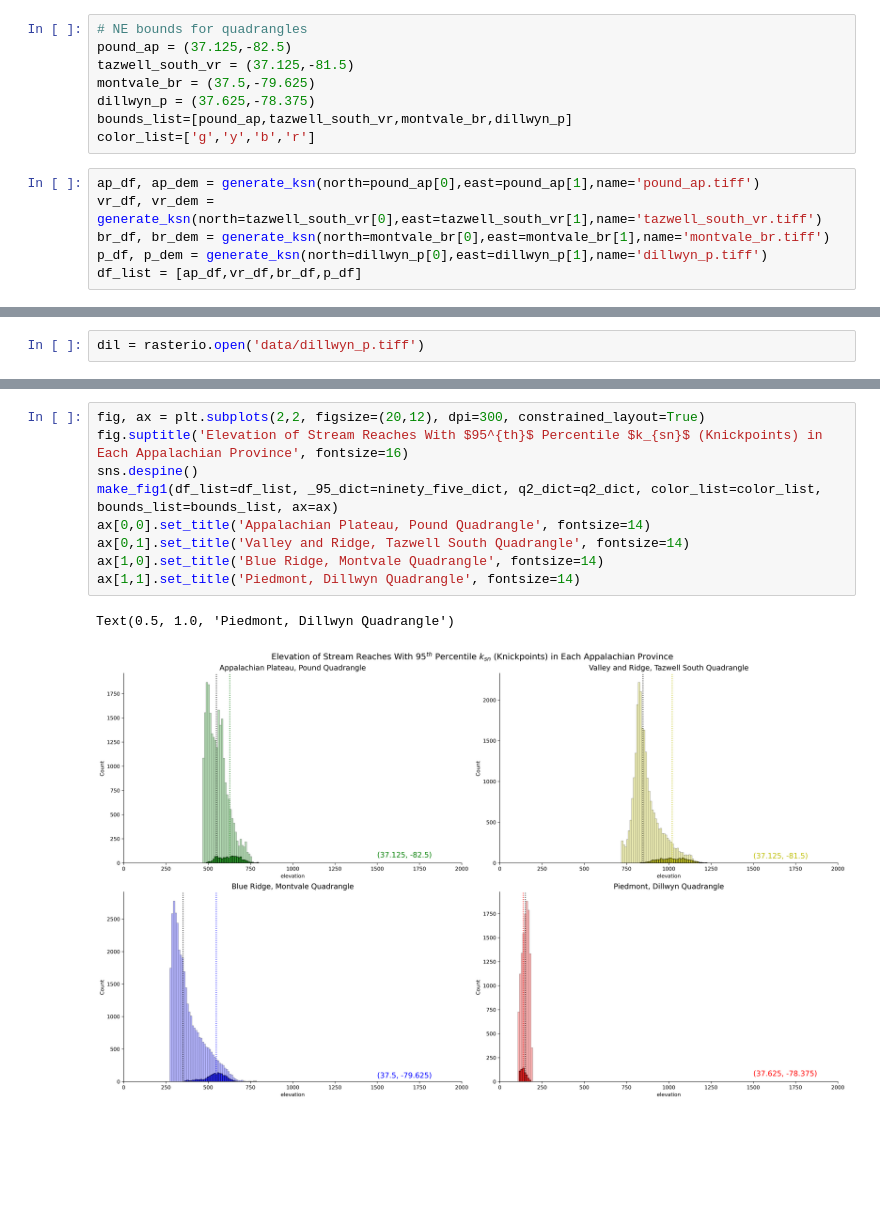
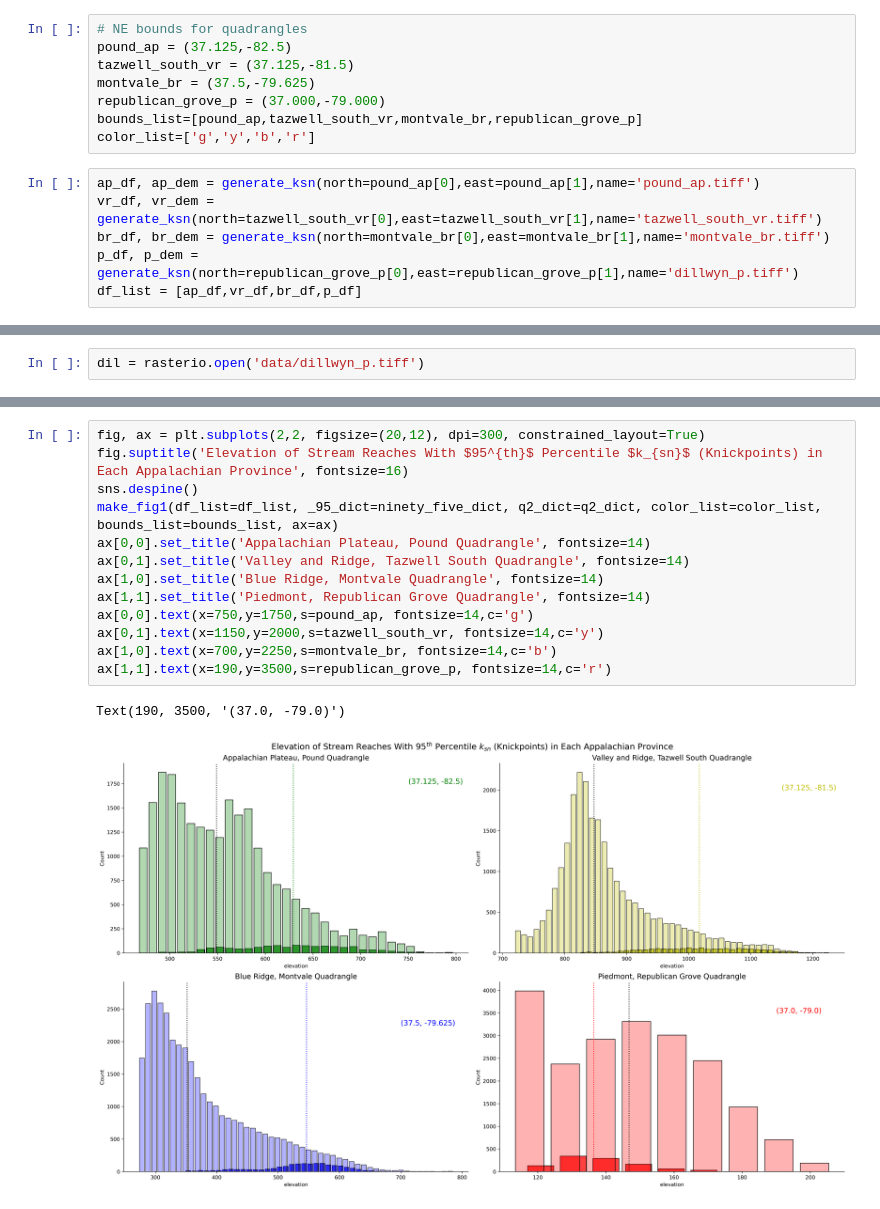
Before and after one commit to ntlewis1251/research, a Jupyter notebook: working_files/figures.ipynb, the cells around one changed output, grey strips where cells are left out. Saved outputs shown, nothing was run; the diff lists cells and outputs as text; blank space fills up the shorter version.

```diff
--- a/working_files/figures.ipynb
+++ b/working_files/figures.ipynb
@@ -14,14 +14,14 @@ from osgeo import gdal
 pound_ap = (37.125,-82.5)
 tazwell_south_vr = (37.125,-81.5)
 montvale_br = (37.5,-79.625)
-dillwyn_p = (37.625,-78.375)
-bounds_list=[pound_ap,tazwell_south_vr,montvale_br,dillwyn_p]
+republican_grove_p = (37.000,-79.000)
+bounds_list=[pound_ap,tazwell_south_vr,montvale_br,republican_grove_p]
 color_list=['g','y','b','r']
 # %%
 ap_df, ap_dem = generate_ksn(north=pound_ap[0],east=pound_ap[1],name='pound_ap.tiff')
 vr_df, vr_dem = generate_ksn(north=tazwell_south_vr[0],east=tazwell_south_vr[1],name='tazwell_south_vr.tiff')
 br_df, br_dem = generate_ksn(north=montvale_br[0],east=montvale_br[1],name='montvale_br.tiff')
-p_df, p_dem = generate_ksn(north=dillwyn_p[0],east=dillwyn_p[1],name='dillwyn_p.tiff')
+p_df, p_dem = generate_ksn(north=republican_grove_p[0],east=republican_grove_p[1],name='dillwyn_p.tiff')
 df_list = [ap_df,vr_df,br_df,p_df]
 # %% [output]
 Loading the raster from file: /sciclone/home/ntlewis/research/working_files/data/pound_ap.tiff
@@ -61,12 +64,16 @@ elevation
 # %%
 fig, ax = plt.subplots(2,2, figsize=(20,12), dpi=300, constrained_layout=True)
 fig.suptitle('Elevation of Stream Reaches With $95^{th}$ Percentile $k_{sn}$ (Knickpoints) in Each Appalachian Province', fontsize=16)
 sns.despine()
 make_fig1(df_list=df_list, _95_dict=ninety_five_dict, q2_dict=q2_dict, color_list=color_list, bounds_list=bounds_list, ax=ax)
 ax[0,0].set_title('Appalachian Plateau, Pound Quadrangle', fontsize=14)
 ax[0,1].set_title('Valley and Ridge, Tazwell South Quadrangle', fontsize=14)
 ax[1,0].set_title('Blue Ridge, Montvale Quadrangle', fontsize=14)
-ax[1,1].set_title('Piedmont, Dillwyn Quadrangle', fontsize=14)
+ax[1,1].set_title('Piedmont, Republican Grove Quadrangle', fontsize=14)
+ax[0,0].text(x=750,y=1750,s=pound_ap, fontsize=14,c='g')
+ax[0,1].text(x=1150,y=2000,s=tazwell_south_vr, fontsize=14,c='y')
+ax[1,0].text(x=700,y=2250,s=montvale_br, fontsize=14,c='b')
+ax[1,1].text(x=190,y=3500,s=republican_grove_p, fontsize=14,c='r')
 # %% [output]
-Text(0.5, 1.0, 'Piedmont, Dillwyn Quadrangle')
+Text(190, 3500, '(37.0, -79.0)')
-[figure, old version]
+[figure, new version]
```
Also changed, not shown: parts of 4 cells of this notebook, 6 other files.
